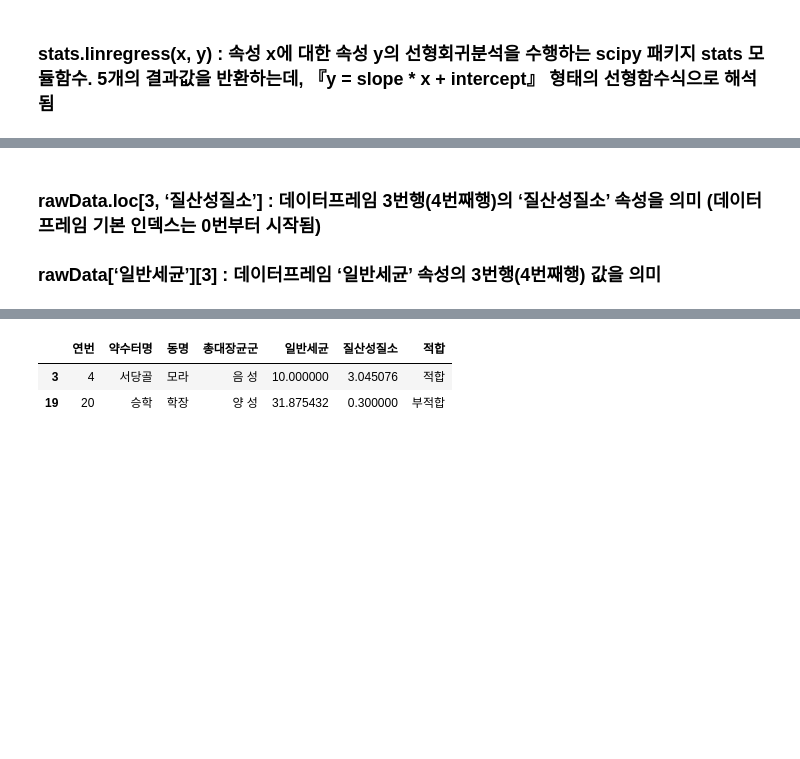
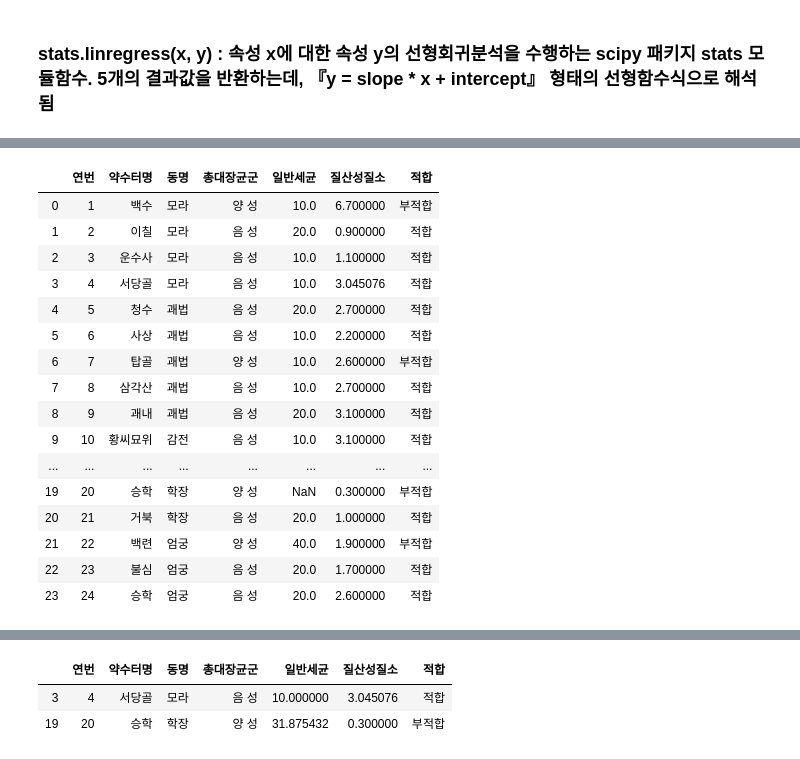
Before and after one commit to niccola7517/Public, a Jupyter notebook: ch2-1.ipynb, the cells around one changed output, grey strips where cells are left out. Cells and saved outputs as stored; diff of their text form; code cells hidden in the pictures; blank space fills up the shorter version.

```diff
--- a/ch2-1.ipynb
+++ b/ch2-1.ipynb
@@ -164,6 +184,23 @@ slope, intercept, r_value, p_value, std_err = stats.linregress(rawData_missing_f
 # %%
-# 일반세균값에 의한 질산성질소값 산출 (연번 4번 투플에 적용)
-rawData_missing_fill_regression.loc[3, '질산성질소'] = rawData_missing_fill_regression['일반세균'][3]*slope + intercept
+# 일반세균 값에 의한 질산성질소값 산출 (연번 4번 투플에 적용)
+idx_list = rawData_missing_fill_regression[rawData_missing_fill_regression['질산성질소'].isnull()].index
+rawData_missing_fill_regression.loc[idx_list, '질산성질소'] = rawData_missing_fill_regression['일반세균'][idx_list]*slope + intercept
+rawData_missing_fill_regression
+# %% [output]
+|  | 연번 | 약수터명 | 동명 | 총대장균군 | 일반세균 | 질산성질소 | 적합 |
+| 0 | 1 | 백수 | 모라 | 양 성 | 10.0 | 6.700000 | 부적합 |
+| 1 | 2 | 이칠 | 모라 | 음 성 | 20.0 | 0.900000 | 적합 |
+| 2 | 3 | 운수사 | 모라 | 음 성 | 10.0 | 1.100000 | 적합 |
+| 3 | 4 | 서당골 | 모라 | 음 성 | 10.0 | 3.045076 | 적합 |
+| 4 | 5 | 청수 | 괘법 | 음 성 | 20.0 | 2.700000 | 적합 |
+| 5 | 6 | 사상 | 괘법 | 음 성 | 10.0 | 2.200000 | 적합 |
+| 6 | 7 | 탑골 | 괘법 | 양 성 | 10.0 | 2.600000 | 부적합 |
+| 7 | 8 | 삼각산 | 괘법 | 음 성 | 10.0 | 2.700000 | 적합 |
+| 8 | 9 | 괘내 | 괘법 | 음 성 | 20.0 | 3.100000 | 적합 |
+| 9 | 10 | 황씨묘위 | 감전 | 음 성 | 10.0 | 3.100000 | 적합 |
+| ... | ... | ... | ... | ... | ... | ... | ... |
+| 19 | 20 | 승학 | 학장 | 양 성 | NaN | 0.300000 | 부적합 |
+| 20 | 21 | 거북 | 학장 | 음 성 | 20.0 | 1.000000 | 적합 |
+| 21 | 22 | 백련 | 엄궁 | 양 성 | 40.0 | 1.900000 | 부적합 |
+| 22 | 23 | 불심 | 엄궁 | 음 성 | 20.0 | 1.700000 | 적합 |
+| 23 | 24 | 승학 | 엄궁 | 음 성 | 20.0 | 2.600000 | 적합 |
-# %% [markdown]
-### rawData.loc[3, ‘질산성질소’] : 데이터프레임 3번행(4번째행)의 ‘질산성질소’ 속성을 의미 (데이터프레임 기본 인덱스는 0번부터 시작됨)
-### rawData[‘일반세균’][3] : 데이터프레임 ‘일반세균’ 속성의 3번행(4번째행) 값을 의미
```
Also changed, not shown: parts of 3 cells of this notebook, 1 other file.
